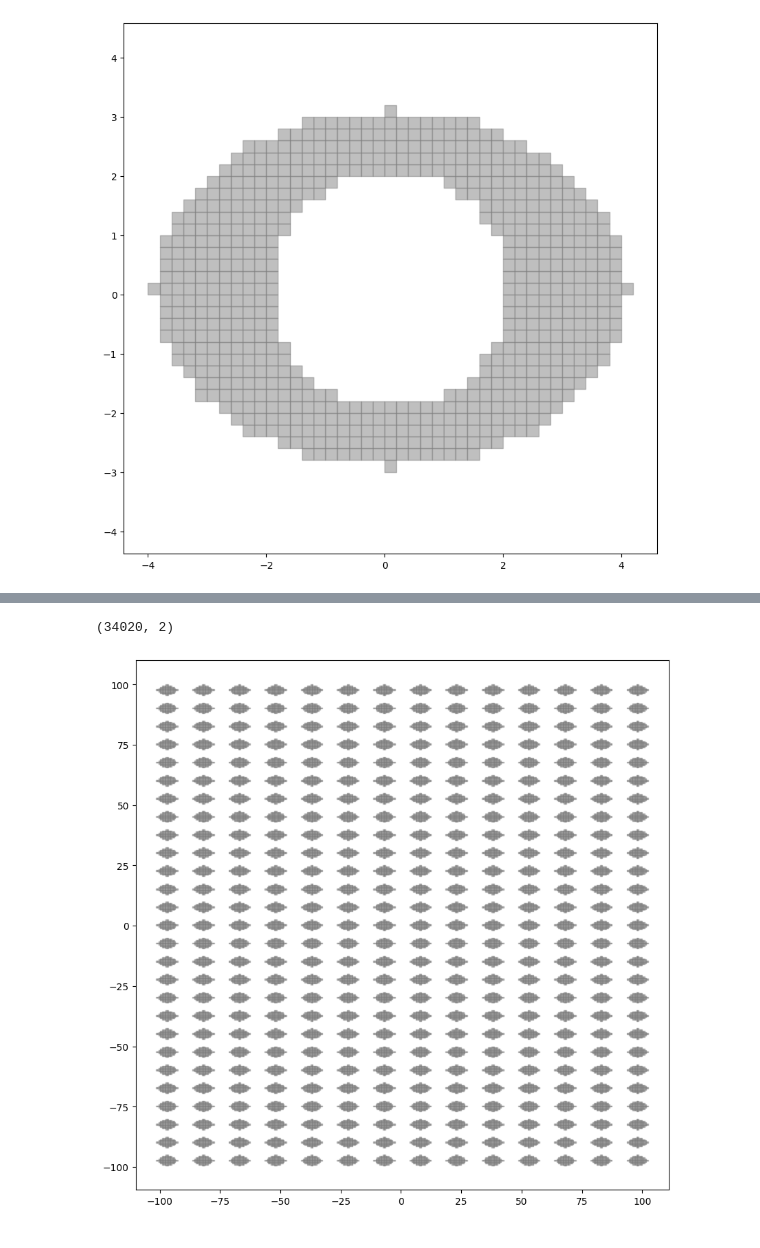
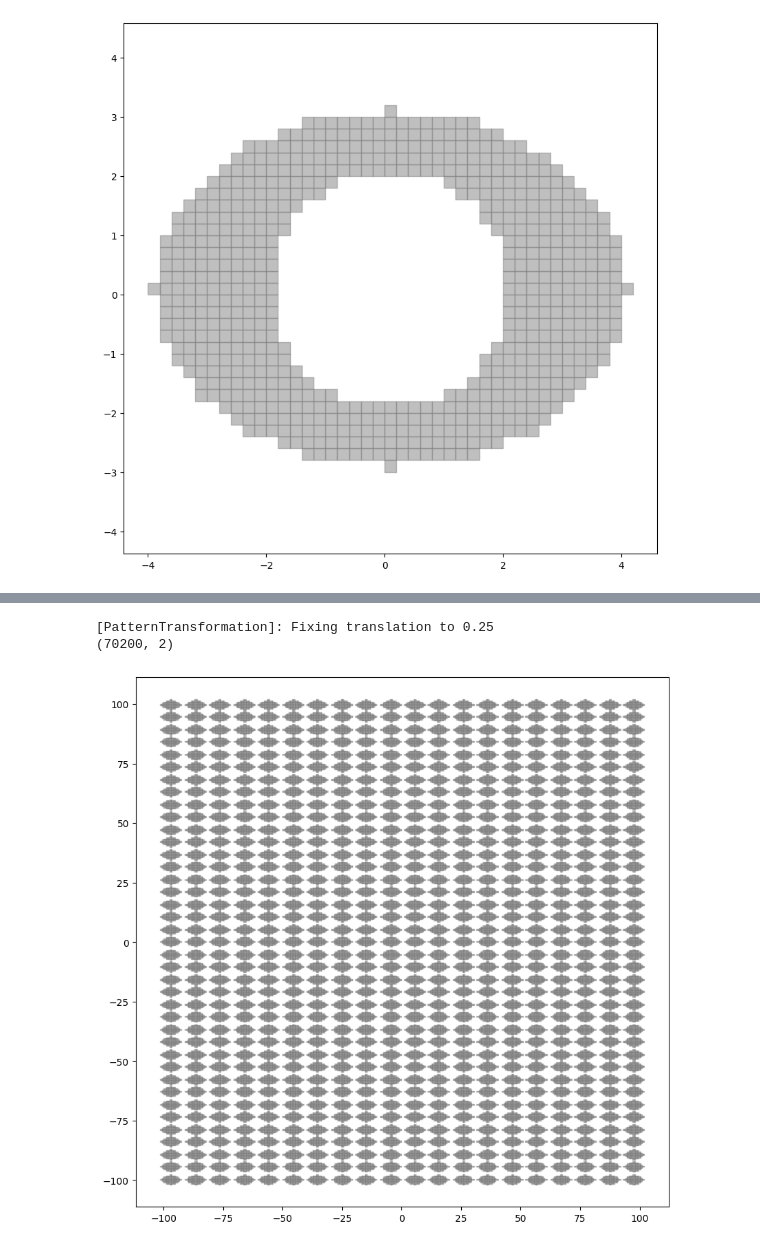
Before and after one commit to danpacho/capstone_1, a Jupyter notebook: test.pattern_unit.ipynb, the cells around one changed output, grey strips where cells are left out. Drawn from its saved outputs; the diff is of its cells as text; code cells hidden in the pictures.

Commit message:
test: update test suites for testing auto collition resolving at pattern unit

```diff
--- a/test.pattern_unit.ipynb
+++ b/test.pattern_unit.ipynb
@@ -100,25 +98,24 @@ min_phi: 0.2921381743394878, Phi: 0.3141592653589793
 (3678, 2)
 [figure]
 # %%
-Dx = 5
-grid_transformation = PatternTransformation(Dx=Dx, Dy=2.5, Od=Dx / 2)
+Dx = 0
+grid_transformation = PatternTransformation(dx=Dx, dy=0)
 
-grid_transformation_vector = PatternTransformationVector(
+grid_transformation_vector = PatternTransformationMatrix(
     pattern_unit=pattern_unit,
     pattern_transformation=grid_transformation,
     pattern_bound=((-100, 100), (-100, 100)),
 )
 
 grid_pattern = Pattern(
     pattern_unit=pattern_unit,
     pattern_transformation_vector=grid_transformation_vector,
 )
 
 print(grid_pattern.pattern_matrix.shape)
 
-grid_pattern.generate_pattern_vector()
-
 visualize_points(grid_pattern.pattern_matrix, k=grid_pattern.pattern_unit.grid.k)
 # %% [output]
-(34020, 2)
+[PatternTransformation]: Fixing translation to 0.25
+(70200, 2)
-[figure, old version]
+[figure, new version]
```
Also changed, not shown: parts of 3 cells of this notebook.
